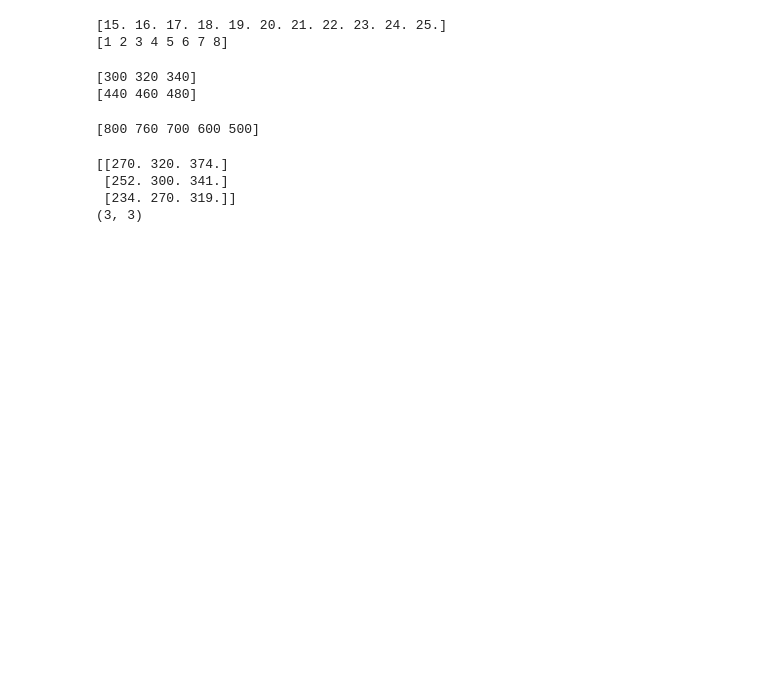
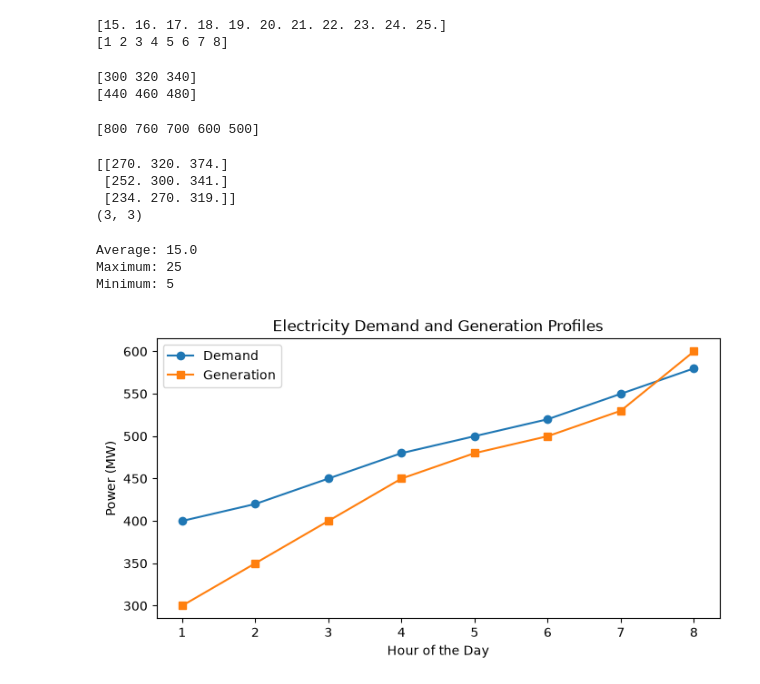
Before and after one commit to ashley-ding/pypsa-lab, a Jupyter notebook: course/02-workshop-numpy.ipynb, the cells around one changed output. Saved outputs shown, nothing was run; the diff lists cells and outputs as text; code cells hidden in the pictures; blank space fills up the shorter version.

```diff
--- a/course/02-workshop-numpy.ipynb
+++ b/course/02-workshop-numpy.ipynb
@@ -577,3 +581,50 @@ print(scaled_demand.shape)  # (3, 3)
  [252. 300. 341.]
  [234. 270. 319.]]
 (3, 3)
+# %%
+# reduction operations
+wind_speeds = np.array([5, 10, 15, 20, 25])
+
+print("Average:", wind_speeds.mean())
+print("Maximum:", wind_speeds.max())
+print("Minimum:", wind_speeds.min())
+# %% [output]
+Average: 15.0
+Maximum: 25
+Minimum: 5
+# %%
+# plot demand and generation profiles
+
+demand = np.array([400, 420, 450, 480, 500, 520, 550, 580])
+generation = np.array([300, 350, 400, 450, 480, 500, 530, 600])
+
+hours = np.arange(1, 9)
+
+# specify the figure size in inches (width, height)
+plt.figure(figsize=(8, 4))
+
+# plot demand
+plt.plot(hours, # x-axis values
+         demand, # y-axis values
+         marker="o", # add circular markers at each data point
+         label="Demand") # add a label for the legend
+
+# plot generation
+plt.plot(hours,
+         generation,
+         marker="s",
+         label="Generation")
+
+# add axis labels and title
+plt.xlabel("Hour of the Day")
+plt.ylabel("Power (MW)")
+plt.title("Electricity Demand and Generation Profiles")
+
+# add legend and grid
+plt.legend()
+# plt.grid(True)
+
+# display the plot
+plt.show()
+# %% [output]
+[figure, added]
```
Also changed, not shown: parts of 2 cells of this notebook.
